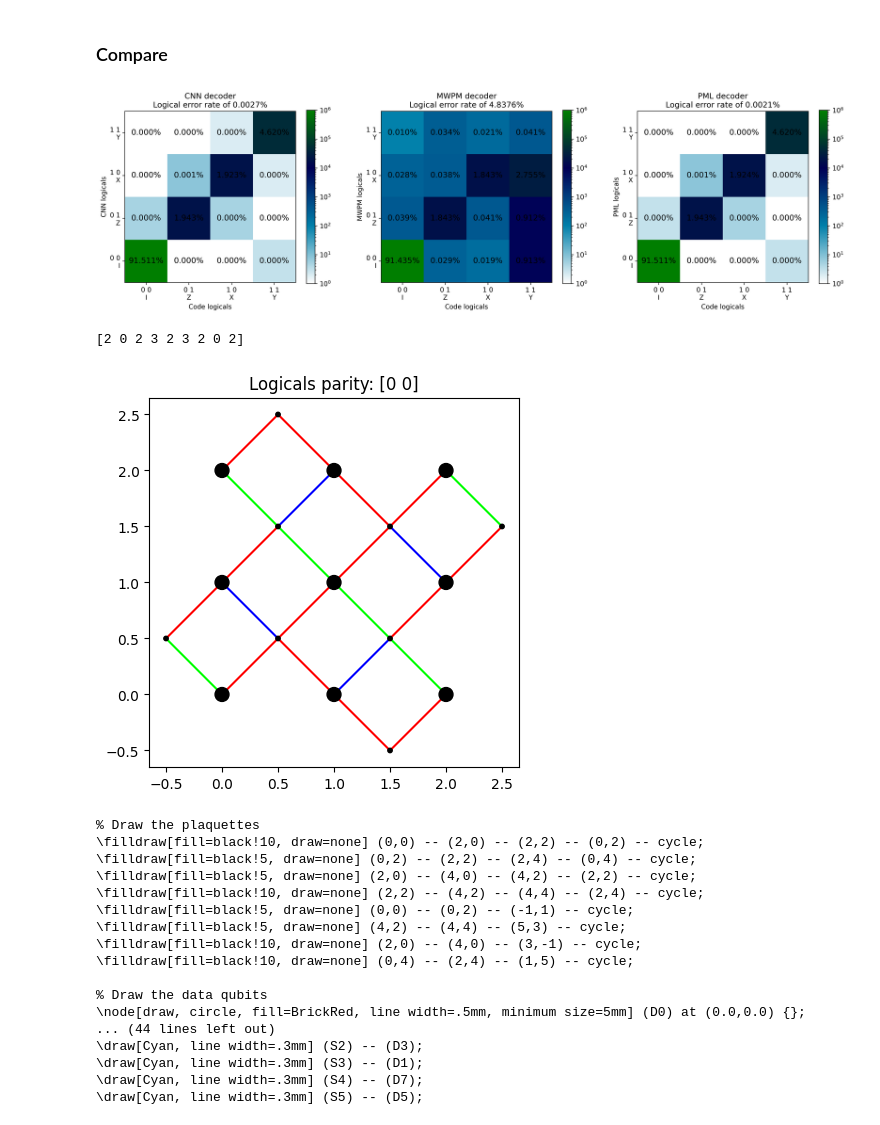
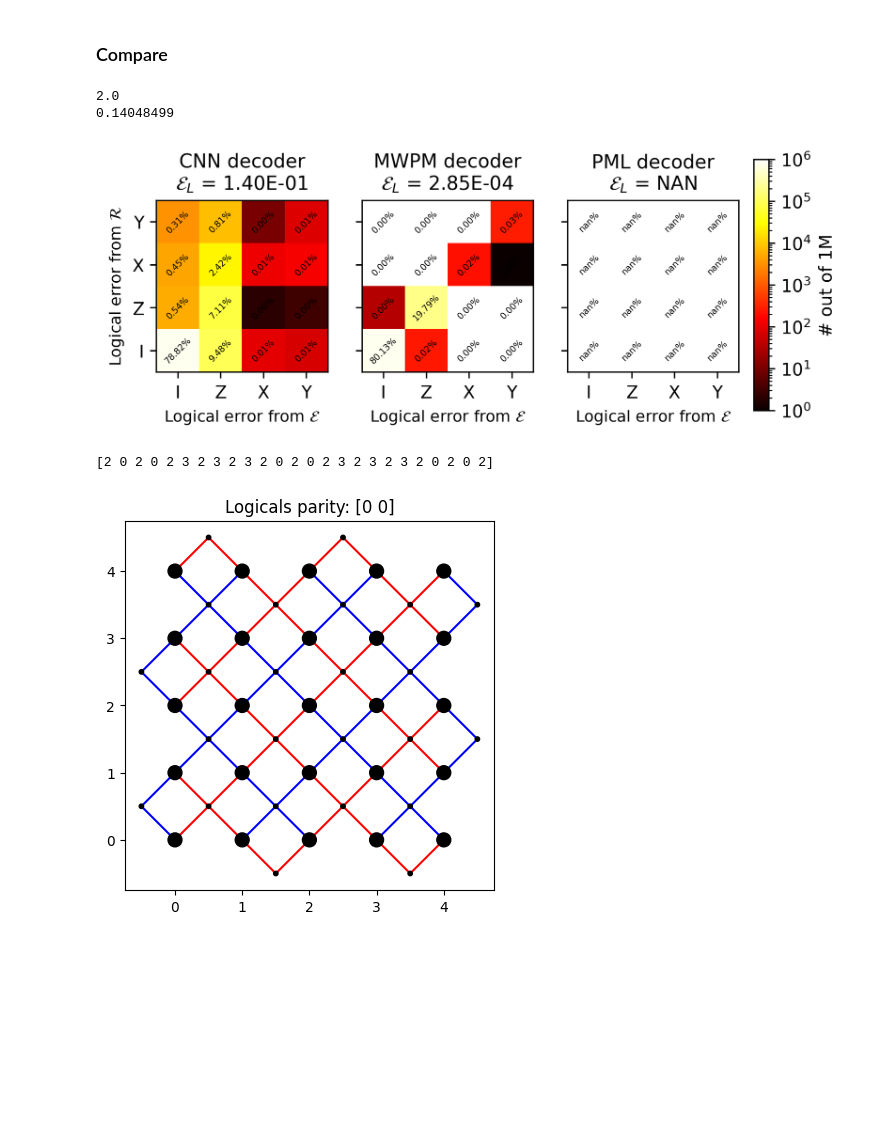
Before and after one commit to JuliusRye/QEC, a Jupyter notebook: Modules/cnn_decoder_and_deformation_solver.ipynb, the cells around one changed output. Drawn from its saved outputs; the diff is of its cells as text; code cells hidden in the pictures; blank space fills up the shorter version.

Commit message:
Gathered data

```diff
--- a/Modules/cnn_decoder_and_deformation_solver.ipynb
+++ b/Modules/cnn_decoder_and_deformation_solver.ipynb
@@ -530,6 +538,8 @@ def logicals_of_recovery(
         out_axes=0
     )(recovery, parity_info)
     return logicals
+# %%
+data_key = random.key(42)
 # %%
 subkey, data_key = random.split(data_key)
 probs = nn.softmax(model_params["deformation_dist"], axis=0)
@@ -560,9 +575,15 @@ imgs, syndromes, logicals, data_key = get_data(
 # %% [markdown]
 NN-model decoder
 # %%
-nn_logicals = (nn.sigmoid(
-    model.apply_batch(model_params, imgs, deformation_img)
-) > .5).astype(jnp.int32)
+nn_logicals = jnp.empty((imgs.shape[0], 2), dtype=jnp.int32)
+
+chunck_size = 100_000
+for i in range(imgs.shape[0] // chunck_size):
+    a = i*chunck_size
+    b = a+chunck_size
+    nn_logicals = nn_logicals.at[a:b].set((nn.sigmoid(
+        model.apply_batch(model_params, imgs[a:b], deformation_img)
+    ) > .5).astype(jnp.int32))
 
 i = 2 * logicals[:, 0] + logicals[:, 1]
 j = 2 * nn_logicals[:, 0] + nn_logicals[:, 1]
@@ -627,57 +648,51 @@ else:
 # %% [markdown]
 ### Compare
 # %%
-labels = ['0 0\nI', '0 1\nZ', '1 0\nX', '1 1\nY']
+# labels = ['0 0\nI', '0 1\nZ', '1 0\nX', '1 1\nY']
+labels = ['I', 'Z', 'X', 'Y']
 
-plot: tuple[plt.Figure, list[plt.Axes]] = plt.subplots(ncols=3)
+plot: tuple[plt.Figure, list[plt.Axes]] = plt.subplots(ncols=3, sharey=True)
 fig, axs = plot
-fig.set_figwidth(20)
+fig.set_figwidth(6)
+fig.set_figheight(2)
 fig.set_dpi(300)
+axs[0].set_ylabel(f'Logical error from $\\mathcal{{R}}$', fontsize=9)
 for ax, hist, name in zip(
     axs,
     [nn_hist, mwpm_hist, pml_hist],
     ["CNN", "MWPM", "PML"]
 ):
     img = ax.imshow(
         hist,
         origin='lower',
-        cmap='ocean_r',
+        cmap='hot',
         # vmin=0,
         # vmax=hist.sum(),
         norm=LogNorm(vmin=1, vmax=1E6)
     )
-    fig.colorbar(img)
     ax.set_xticks(range(4), labels)
     ax.set_yticks(range(4), labels)
-    ax.set_xlabel('Code logicals')
-    ax.set_ylabel(f'{name} logicals')
+    ax.set_xlabel(f'Logical error from $\\mathcal{{E}}$', fontsize=9)
     for x, row in enumerate(jnp.array(hist).T):
         for y, count in enumerate(row):
-            ax.text(x, y, f'{count/hist.sum():.3%}', ha='center', va='center', rotation=0, rotation_mode='anchor', fontsize=12)
-    ax.set_title(f'{name} decoder\nLogical error rate of {1 - hist.diagonal().sum() / hist.sum():.4%}')
+            ax.text(x, y, f'{count/hist.sum():.2%}', ha='center', va='center', rotation=45, rotation_mode='anchor', fontsize=5)
+    ax.set_title(f'{name} decoder\n$\\mathcal{{E}}_L$ = {1 - hist.diagonal().sum() / hist.sum():.2E}', fontsize=11)
+cbar = fig.colorbar(img, cax=fig.add_axes((.92,0,.02,1)))
+cbar.set_label("# out of 1M")
+
+# plt.savefig(f"figs/decoder_comparison_specific_distance{CODE_DISTANCE}_deformation{''.join(str(d) for d in DEFORMATION)}.eps", bbox_inches='tight', dpi=300)
+# plt.savefig(f"figs/decoder_comparison_specific_distance{CODE_DISTANCE}_deformation{''.join(str(d) for d in DEFORMATION)}.png", bbox_inches='tight', dpi=300)
+
+print(ERROR_PROB_TRAINING_SCALE)
+print(1 - nn_hist.diagonal().sum() / nn_hist.sum())
 plt.show()
 
-print(deformation)
+print(DEFORMATION)
 code.show(parity_info)
 print(code.show_latex_code(parity_info, deformation))
 # %% [output]
+2.0
+0.14048499
-[figure, old version]
+[figure, new version]
-[2 0 2 3 2 3 2 0 2]
+[2 0 2 0 2 3 2 3 2 3 2 0 2 0 2 3 2 3 2 3 2 0 2 0 2]
-[figure, old version]
+[figure, new version]
-% Draw the plaquettes
-\filldraw[fill=black!10, draw=none] (0,0) -- (2,0) -- (2,2) -- (0,2) -- cycle;
-\filldraw[fill=black!5, draw=none] (0,2) -- (2,2) -- (2,4) -- (0,4) -- cycle;
-\filldraw[fill=black!5, draw=none] (2,0) -- (4,0) -- (4,2) -- (2,2) -- cycle;
-\filldraw[fill=black!10, draw=none] (2,2) -- (4,2) -- (4,4) -- (2,4) -- cycle;
-\filldraw[fill=black!5, draw=none] (0,0) -- (0,2) -- (-1,1) -- cycle;
-\filldraw[fill=black!5, draw=none] (4,2) -- (4,4) -- (5,3) -- cycle;
-\filldraw[fill=black!10, draw=none] (2,0) -- (4,0) -- (3,-1) -- cycle;
-\filldraw[fill=black!10, draw=none] (0,4) -- (2,4) -- (1,5) -- cycle;
-
-% Draw the data qubits
-\node[draw, circle, fill=BrickRed, line width=.5mm, minimum size=5mm] (D0) at (0.0,0.0) {};
-... (44 lines left out)
-\draw[Cyan, line width=.3mm] (S2) -- (D3);
-\draw[Cyan, line width=.3mm] (S3) -- (D1);
-\draw[Cyan, line width=.3mm] (S4) -- (D7);
-\draw[Cyan, line width=.3mm] (S5) -- (D5);
```
Also changed, not shown: parts of 10 cells of this notebook, 30 other files.
